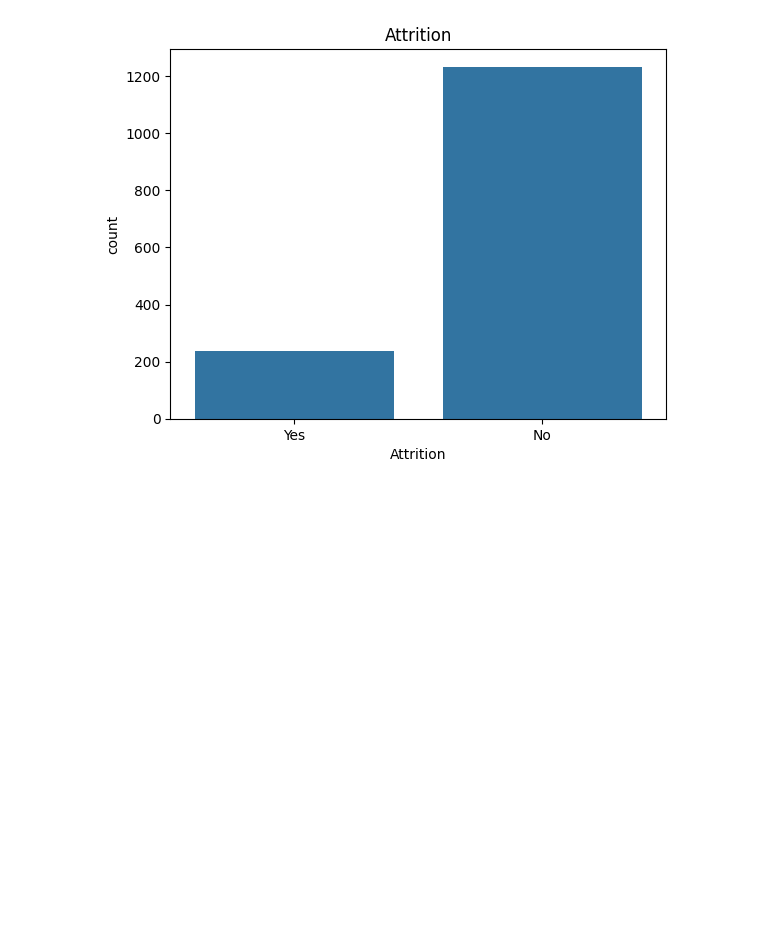
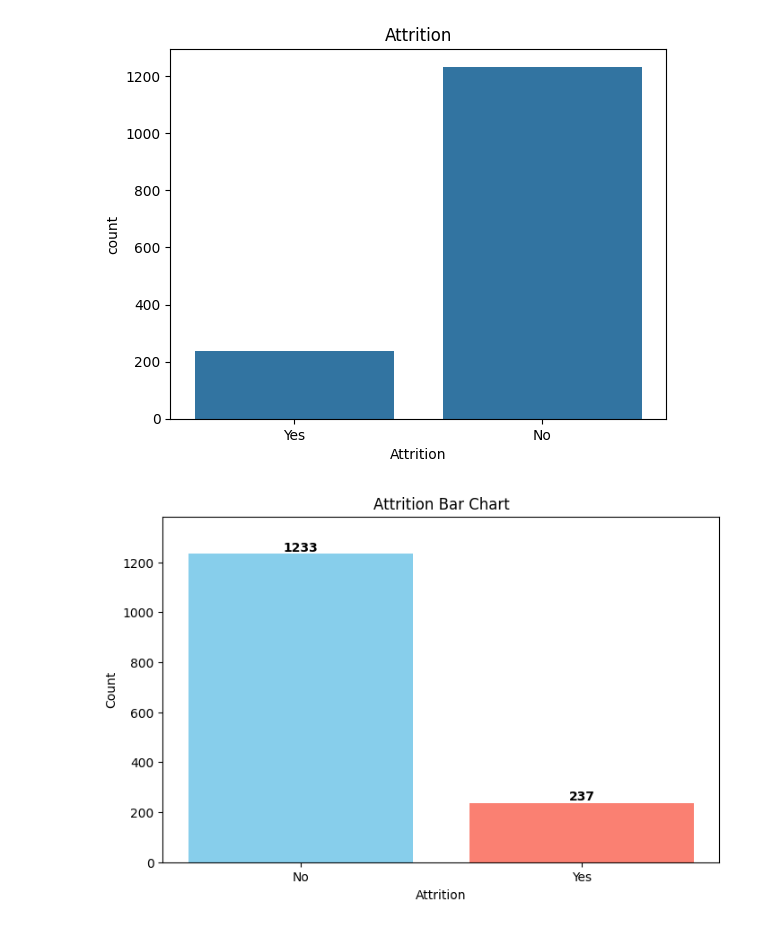
Before and after one commit to Via-Cai/hr-python, a Jupyter notebook: hr-analytics-python.ipynb, the cells around one changed output. Cells and saved outputs as stored; diff of their text form; code cells hidden in the pictures; blank space fills up the shorter version.

Commit message:
data visualization try

```diff
--- a/hr-analytics-python.ipynb
+++ b/hr-analytics-python.ipynb
@@ -157,3 +158,23 @@ plt.title("Attrition")
 plt.show()
 # %% [output]
 [figure]
+# %%
+# Count occurrences of each category
+attrition_counts = df['Attrition'].value_counts()
+
+# Create the bar plot using pyplot
+plt.figure(figsize=(8, 5))
+plt.bar(attrition_counts.index, attrition_counts.values, color=['skyblue', 'salmon'])
+
+# Annotate the counts on the bars
+for index, value in enumerate(attrition_counts.values):
+    plt.text(index, value, str(value), ha='center', va='bottom', fontsize=10, color='black', weight='bold')
+
+# Set title and labels
+plt.title("Attrition Bar Chart")
+plt.xlabel("Attrition")
+plt.ylabel("Count")
+plt.ylim(0, max(attrition_counts.values) + 150)  # Adjust y-axis limit for better spacing
+plt.show()
+# %% [output]
+[figure, added]
```
Also changed, not shown: parts of 2 cells of this notebook.
